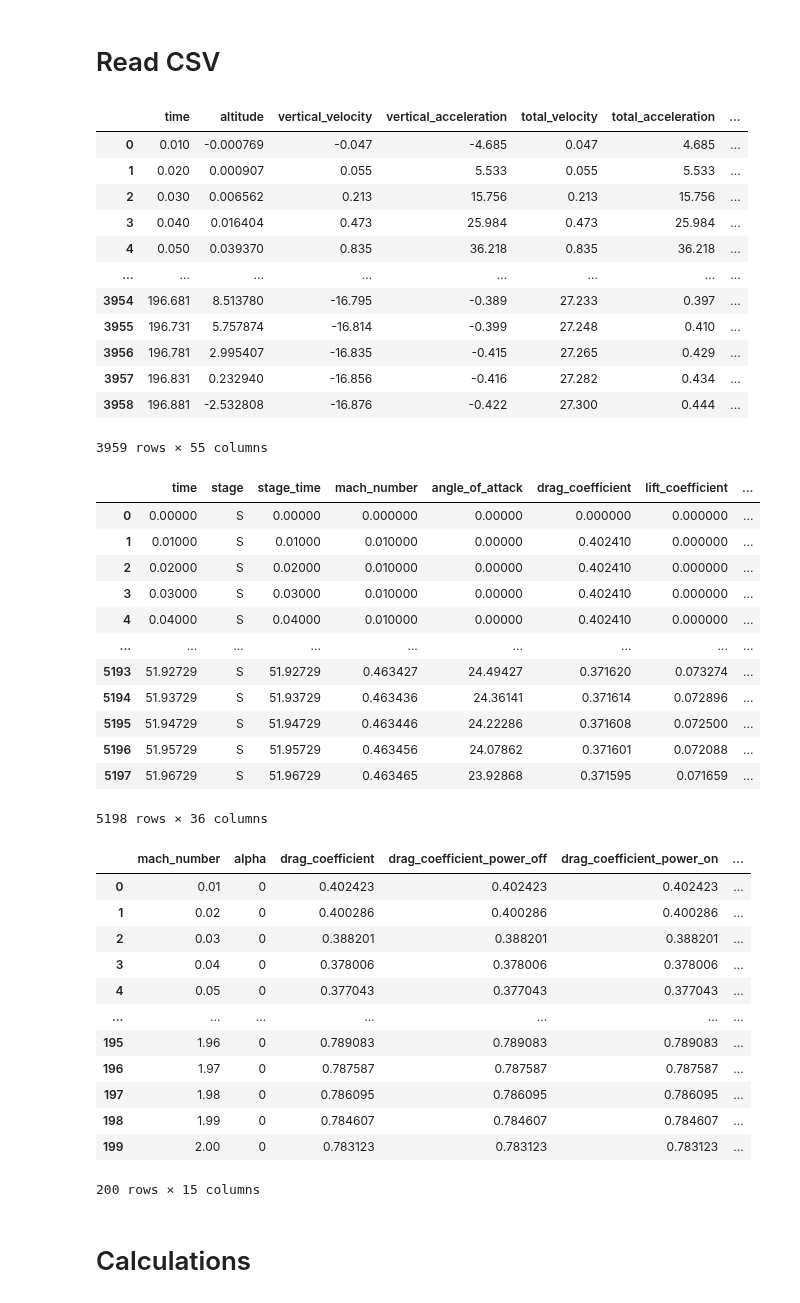
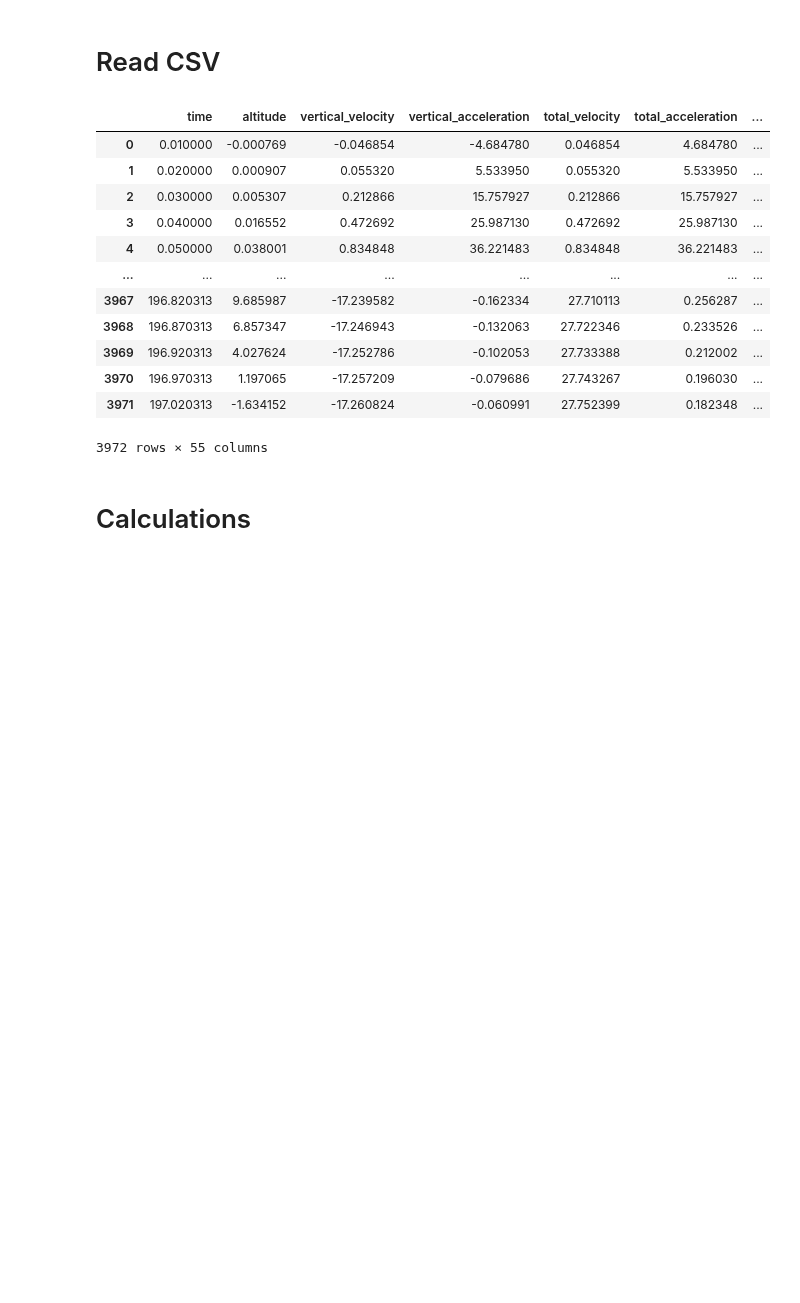
Before and after one commit to Iash5225/Python, a Jupyter notebook: notebooks/plot.ipynb, the cells around one changed output. Cells and saved outputs as stored; diff of their text form; code cells hidden in the pictures; blank space fills up the shorter version.

```diff
--- a/notebooks/plot.ipynb
+++ b/notebooks/plot.ipynb
@@ -14,7 +14,7 @@ from script.data_handler import *
 # %% [markdown]
 # Manual
 # %%
-OR_DATA_FILE_NAME = "OR_data.csv"
+OR_DATA_FILE_NAME = "Design_review_10_02_2024.csv"
 RAS_DATA_FILE_NAME = "RAS_Flight_Data.csv"
 RAS_DATA_MACH_CD_FILE_NAME = "Ras__CD_Before_Raw.CSV"
 DATA_DIRECTORY = "data"
@@ -33,72 +33,45 @@ VERTICAL_MOTION_COLUMNS = ['vertical_velocity', 'vertical_acceleration']
 # %%
 # Get the current working directory (should be 'Notebooks')
 cwd = os.getcwd()
 # Go up one level to the project directory
 project_dir = os.path.join(cwd, '..')
 # Construct the path to the CSV file in the 'data' directory
 or_csv_path = os.path.join(project_dir, DATA_DIRECTORY, OR_DATA_FILE_NAME)
 # Normalize the path (optional but recommended)
 or_csv_path = os.path.normpath(or_csv_path)
 
 ras_csv_path = os.path.join(project_dir, DATA_DIRECTORY, RAS_DATA_FILE_NAME)
 # Normalize the path (optional but recommended)
 ras_csv_path = os.path.normpath(ras_csv_path)
 
 ras_mach_cd_csv_path = os.path.join(
     project_dir, DATA_DIRECTORY, RAS_DATA_MACH_CD_FILE_NAME)
 # Normalize the path (optional but recommended)
 ras_mach_cd_csv_path = os.path.normpath(ras_mach_cd_csv_path)
 
-dh = DataHandler(or_filepath=or_csv_path,
-                 ras_cd_filepath=ras_mach_cd_csv_path, ras_file_path=ras_csv_path)
+dh = DataHandler(or_filepath=or_csv_path)
 dh.rename_or_df_columns()
-dh.rename_ras_df_columns()
-dh.convert_ras_units_to_SI()
-dh.rename_ras_mach_cd_df_columns()
+# dh.rename_ras_df_columns()
+# dh.convert_ras_units_to_SI()
+# dh.rename_ras_mach_cd_df_columns()
 
 display(dh.merged_df)
-display(dh.ras_df)
-display(dh.filtered_ras_df)
+# display(dh.ras_df)
+# display(dh.filtered_ras_df)
 # %% [output]
 |  | time | altitude | vertical_velocity | vertical_acceleration | total_velocity | total_acceleration | ... |
-| 0 | 0.010 | -0.000769 | -0.047 | -4.685 | 0.047 | 4.685 | ... |
-| 1 | 0.020 | 0.000907 | 0.055 | 5.533 | 0.055 | 5.533 | ... |
-| 2 | 0.030 | 0.006562 | 0.213 | 15.756 | 0.213 | 15.756 | ... |
-| 3 | 0.040 | 0.016404 | 0.473 | 25.984 | 0.473 | 25.984 | ... |
-| 4 | 0.050 | 0.039370 | 0.835 | 36.218 | 0.835 | 36.218 | ... |
+| 0 | 0.010000 | -0.000769 | -0.046854 | -4.684780 | 0.046854 | 4.684780 | ... |
+| 1 | 0.020000 | 0.000907 | 0.055320 | 5.533950 | 0.055320 | 5.533950 | ... |
+| 2 | 0.030000 | 0.005307 | 0.212866 | 15.757927 | 0.212866 | 15.757927 | ... |
+| 3 | 0.040000 | 0.016552 | 0.472692 | 25.987130 | 0.472692 | 25.987130 | ... |
+| 4 | 0.050000 | 0.038001 | 0.834848 | 36.221483 | 0.834848 | 36.221483 | ... |
 | ... | ... | ... | ... | ... | ... | ... | ... |
-| 3954 | 196.681 | 8.513780 | -16.795 | -0.389 | 27.233 | 0.397 | ... |
-| 3955 | 196.731 | 5.757874 | -16.814 | -0.399 | 27.248 | 0.410 | ... |
-| 3956 | 196.781 | 2.995407 | -16.835 | -0.415 | 27.265 | 0.429 | ... |
-| 3957 | 196.831 | 0.232940 | -16.856 | -0.416 | 27.282 | 0.434 | ... |
-| 3958 | 196.881 | -2.532808 | -16.876 | -0.422 | 27.300 | 0.444 | ... |
+| 3967 | 196.820313 | 9.685987 | -17.239582 | -0.162334 | 27.710113 | 0.256287 | ... |
+| 3968 | 196.870313 | 6.857347 | -17.246943 | -0.132063 | 27.722346 | 0.233526 | ... |
+| 3969 | 196.920313 | 4.027624 | -17.252786 | -0.102053 | 27.733388 | 0.212002 | ... |
+| 3970 | 196.970313 | 1.197065 | -17.257209 | -0.079686 | 27.743267 | 0.196030 | ... |
+| 3971 | 197.020313 | -1.634152 | -17.260824 | -0.060991 | 27.752399 | 0.182348 | ... |
-3959 rows × 55 columns
+3972 rows × 55 columns
-|  | time | stage | stage_time | mach_number | angle_of_attack | drag_coefficient | lift_coefficient | ... |
-| 0 | 0.00000 | S | 0.00000 | 0.000000 | 0.00000 | 0.000000 | 0.000000 | ... |
-| 1 | 0.01000 | S | 0.01000 | 0.010000 | 0.00000 | 0.402410 | 0.000000 | ... |
-| 2 | 0.02000 | S | 0.02000 | 0.010000 | 0.00000 | 0.402410 | 0.000000 | ... |
-| 3 | 0.03000 | S | 0.03000 | 0.010000 | 0.00000 | 0.402410 | 0.000000 | ... |
-| 4 | 0.04000 | S | 0.04000 | 0.010000 | 0.00000 | 0.402410 | 0.000000 | ... |
-| ... | ... | ... | ... | ... | ... | ... | ... | ... |
-| 5193 | 51.92729 | S | 51.92729 | 0.463427 | 24.49427 | 0.371620 | 0.073274 | ... |
-| 5194 | 51.93729 | S | 51.93729 | 0.463436 | 24.36141 | 0.371614 | 0.072896 | ... |
-| 5195 | 51.94729 | S | 51.94729 | 0.463446 | 24.22286 | 0.371608 | 0.072500 | ... |
-| 5196 | 51.95729 | S | 51.95729 | 0.463456 | 24.07862 | 0.371601 | 0.072088 | ... |
-| 5197 | 51.96729 | S | 51.96729 | 0.463465 | 23.92868 | 0.371595 | 0.071659 | ... |
-5198 rows × 36 columns
-|  | mach_number | alpha | drag_coefficient | drag_coefficient_power_off | drag_coefficient_power_on | ... |
-| 0 | 0.01 | 0 | 0.402423 | 0.402423 | 0.402423 | ... |
-| 1 | 0.02 | 0 | 0.400286 | 0.400286 | 0.400286 | ... |
-| 2 | 0.03 | 0 | 0.388201 | 0.388201 | 0.388201 | ... |
-| 3 | 0.04 | 0 | 0.378006 | 0.378006 | 0.378006 | ... |
-| 4 | 0.05 | 0 | 0.377043 | 0.377043 | 0.377043 | ... |
-| ... | ... | ... | ... | ... | ... | ... |
-| 195 | 1.96 | 0 | 0.789083 | 0.789083 | 0.789083 | ... |
-| 196 | 1.97 | 0 | 0.787587 | 0.787587 | 0.787587 | ... |
-| 197 | 1.98 | 0 | 0.786095 | 0.786095 | 0.786095 | ... |
-| 198 | 1.99 | 0 | 0.784607 | 0.784607 | 0.784607 | ... |
-| 199 | 2.00 | 0 | 0.783123 | 0.783123 | 0.783123 | ... |
-200 rows × 15 columns
 # %% [markdown]
 # Calculations
 # %%
```
Also changed, not shown: parts of 7 cells of this notebook, 7 other files.
